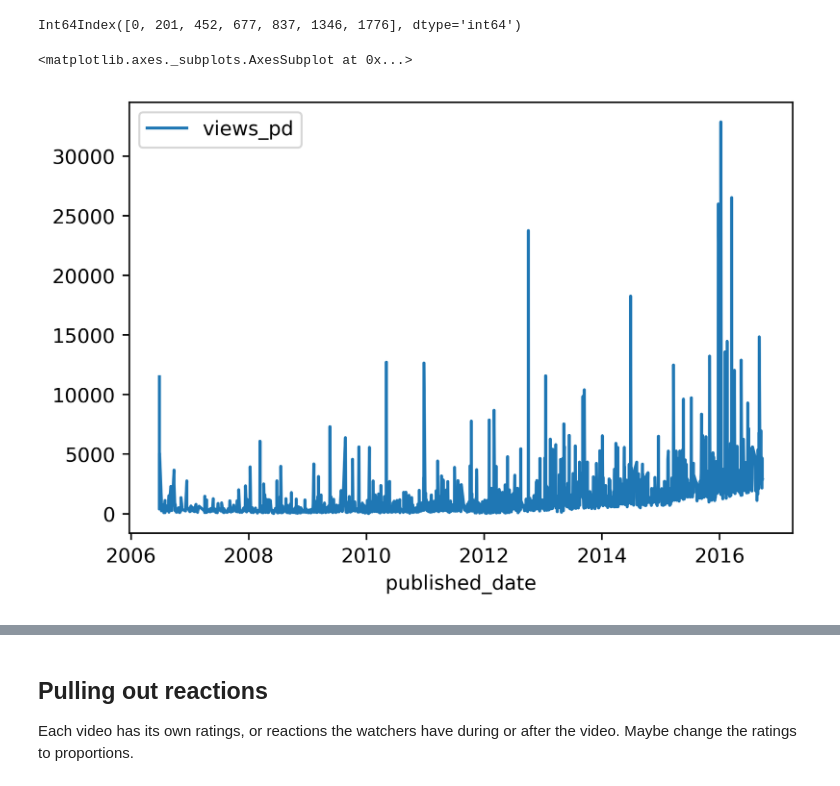
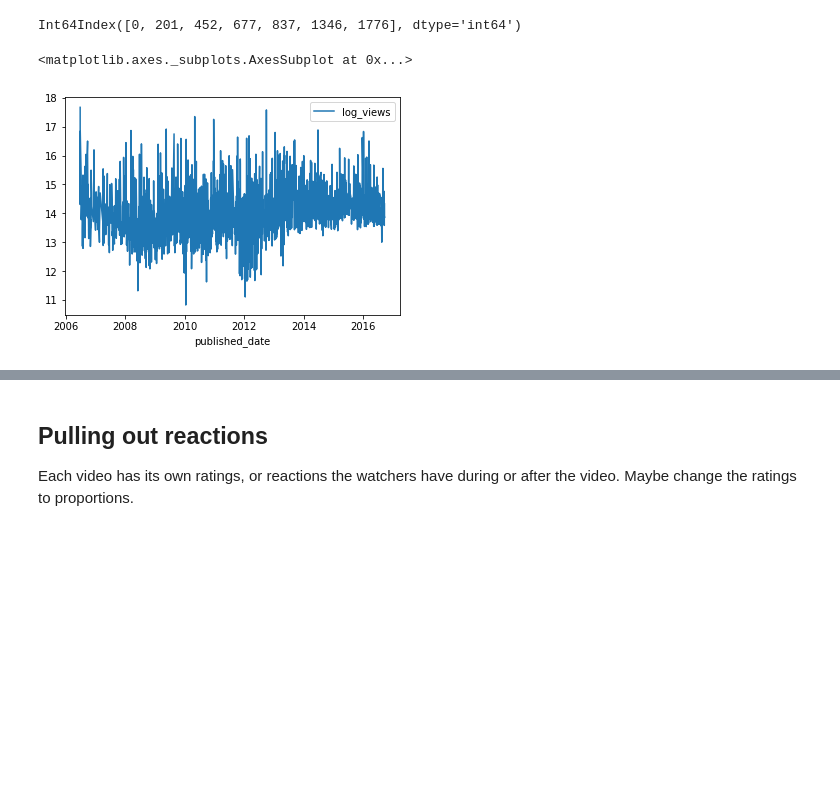
Before and after one commit to djmor12/Metis, a Jupyter notebook: Luther/Luther Kaggle Data.ipynb, the cells around one changed output, grey strips where cells are left out. Saved outputs shown, nothing was run; the diff lists cells and outputs as text; code cells hidden in the pictures; blank space fills up the shorter version.

```diff
--- a/Luther/Luther Kaggle Data.ipynb
+++ b/Luther/Luther Kaggle Data.ipynb
@@ -134,8 +137,8 @@ four_highest
 # %% [output]
 Int64Index([0, 201, 452, 677, 837, 1346, 1776], dtype='int64')
 # %%
-data[['published_date','views_pd']].set_index('published_date').plot()
+data[['published_date','log_views']].set_index('published_date').plot()
 # %% [output]
 <matplotlib.axes._subplots.AxesSubplot at 0x...>
-[figure, old version]
+[figure, new version]
 # %%
```
Also changed, not shown: parts of 32 cells of this notebook, 1 other file.
